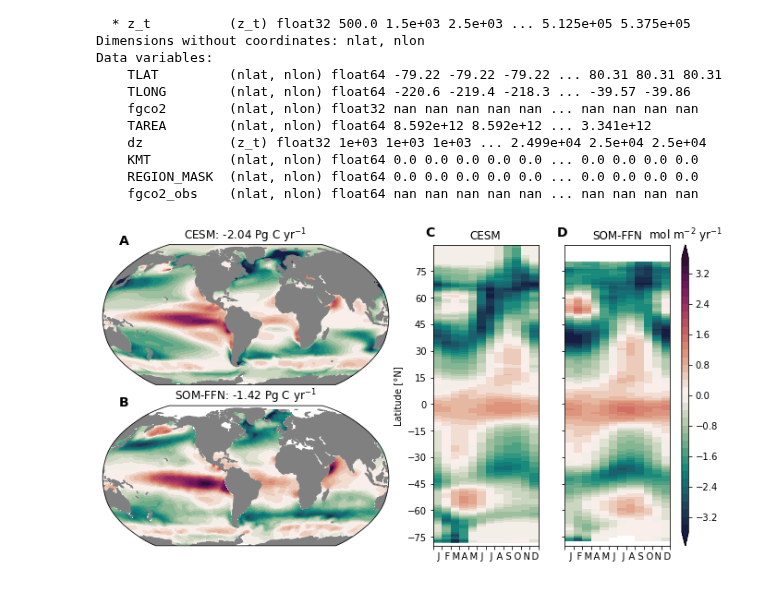
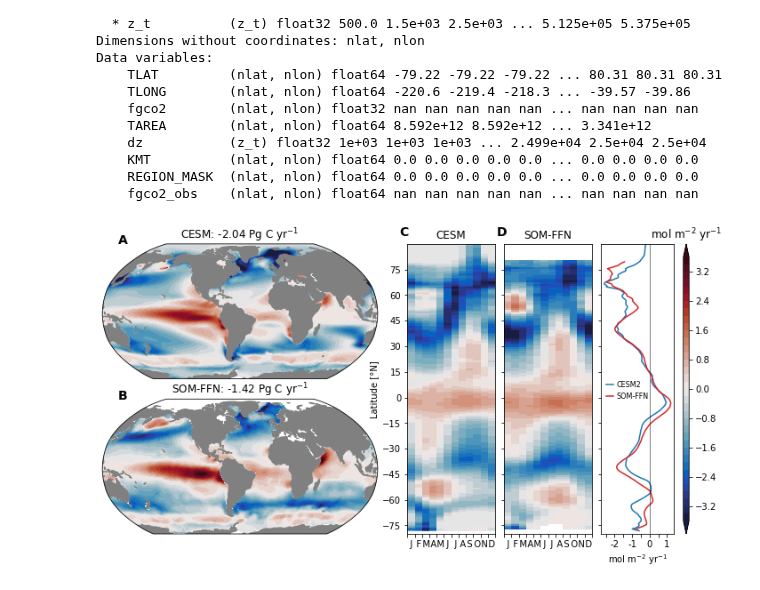
Before and after one commit to marbl-ecosys/cesm2-marbl, a Jupyter notebook: notebooks/co2-flux.ipynb, the cells around one changed output. Cells and saved outputs as stored; diff of their text form; code cells hidden in the pictures.

Commit message:
added mean flux line

```diff
--- a/notebooks/co2-flux.ipynb
+++ b/notebooks/co2-flux.ipynb
@@ -213,10 +212,9 @@ Data variables:
 fig = plt.figure(figsize=(12, 6))
 prj = ccrs.Robinson(central_longitude=305.0)
 
-nrow, ncol = 2, 2
 gs = gridspec.GridSpec(
-    nrows=nrow, ncols=4+1,
-    width_ratios=(1, 0.3, 0.01, 0.3, 0.02),
+    nrows=2, ncols=6,
+    width_ratios=(1, 0.01, 0.3, 0.3, 0.25, 0.02),
     wspace=0.1,
     hspace=0.15,
 )
@@ -230,11 +228,13 @@ axs_map = [
 cax = plt.subplot(gs[:, -1])
 
 axs_za = [
-    plt.subplot(gs[:, 1]),
+    plt.subplot(gs[:, 2]),
     plt.subplot(gs[:, 3]),
 ]
 
-cmap = cmocean.cm.curl
+ax_za_mean = plt.subplot(gs[:, 4])
+
+cmap = cmocean.cm.balance
 
 levels = np.arange(-3.6, 3.8, 0.2)
 
@@ -270,32 +270,45 @@ axs_za[0].pcolormesh(
 )
 
 axs_za[1].pcolormesh(
     np.arange(0, 13, 1),
     ds_obs_za.lat,
     ds_obs_za.fgco2_smoothed.T,
     cmap=cmap,
     norm=colors.BoundaryNorm(levels, ncolors=cmap.N),
 )
 
+ax_za_mean.plot(ds_za.FG_CO2.isel(basins=0).mean('time'), ds_za.lat_t, '-', color='tab:blue', label='CESM2')
+ax_za_mean.plot(ds_obs_za.fgco2_smoothed.mean('time'), ds_obs_za.lat, '-', color='tab:red', label='SOM-FFN')
+
 monlabs = np.array(["J", "F", "M", "A", "M", "J", "J", "A", "S", "O", "N", "D"])
 
 for ax in axs_za:
     ax.set_ylim([-80, 90.])
     ax.set_yticks(np.arange(-75, 90, 15))
     ax.set_xticks(np.arange(0, 13))
-    ax.set_xticklabels([f'    {m}' for m in monlabs]+['']);
+    ax.set_xticklabels([f'   {m}' for m in monlabs]+['']);
 axs_za[0].set_ylabel('Latitude [°N]')
 axs_za[1].set_yticklabels([])
 
 axs_za[0].set_title('CESM')
 axs_za[1].set_title('SOM-FFN')
+
+ax_za_mean.set_ylim([-80, 90.])
+ax_za_mean.set_yticks(np.arange(-75, 90, 15))
+ax_za_mean.set_yticklabels([])
+ax_za_mean.set_xticks(np.arange(-2.5, 1.5, 0.5))
+ax_za_mean.set_xticklabels(['', '-2', '', -1, '', '0', '', '1'])
+ax_za_mean.axvline(0., linewidth=0.5, color='k',)
+ax_za_mean.set_xlabel('mol m$^{-2}$ yr$^{-1}$')
+
+ax_za_mean.legend(loc=(0.03, 0.45), frameon=False, handlelength=1.0, fontsize=8, handletextpad=0.5)
 
 utils.label_plots(fig, [ax for ax in axs_map], xoff=0.02, yoff=0)
 utils.label_plots(fig, [ax for ax in axs_za], xoff=-0.01, start=2)
 
 plt.colorbar(cf, cax=cax)
 cax.set_title('mol m$^{-2}$ yr$^{-1}$')
 
 utils.savefig('fgco2.pdf')
 # %% [output]
-[figure, old version]
+[figure, new version]
```
Also changed, not shown: parts of 2 cells of this notebook, 2 other files.
